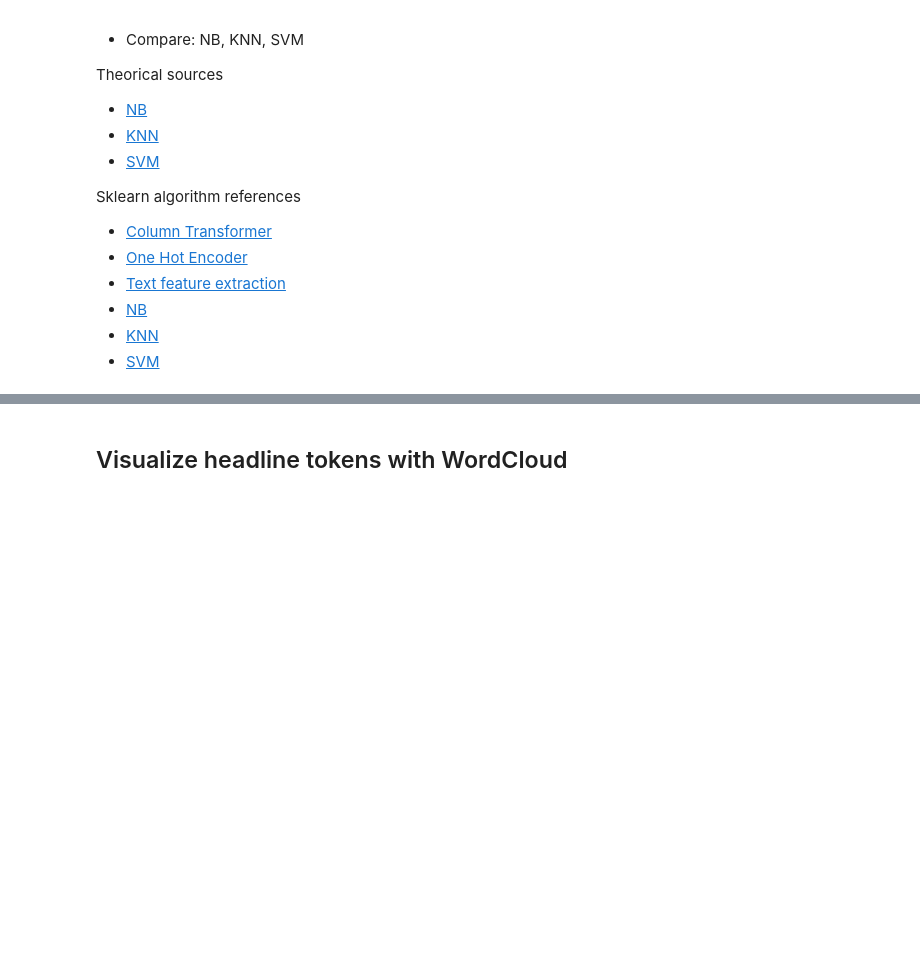
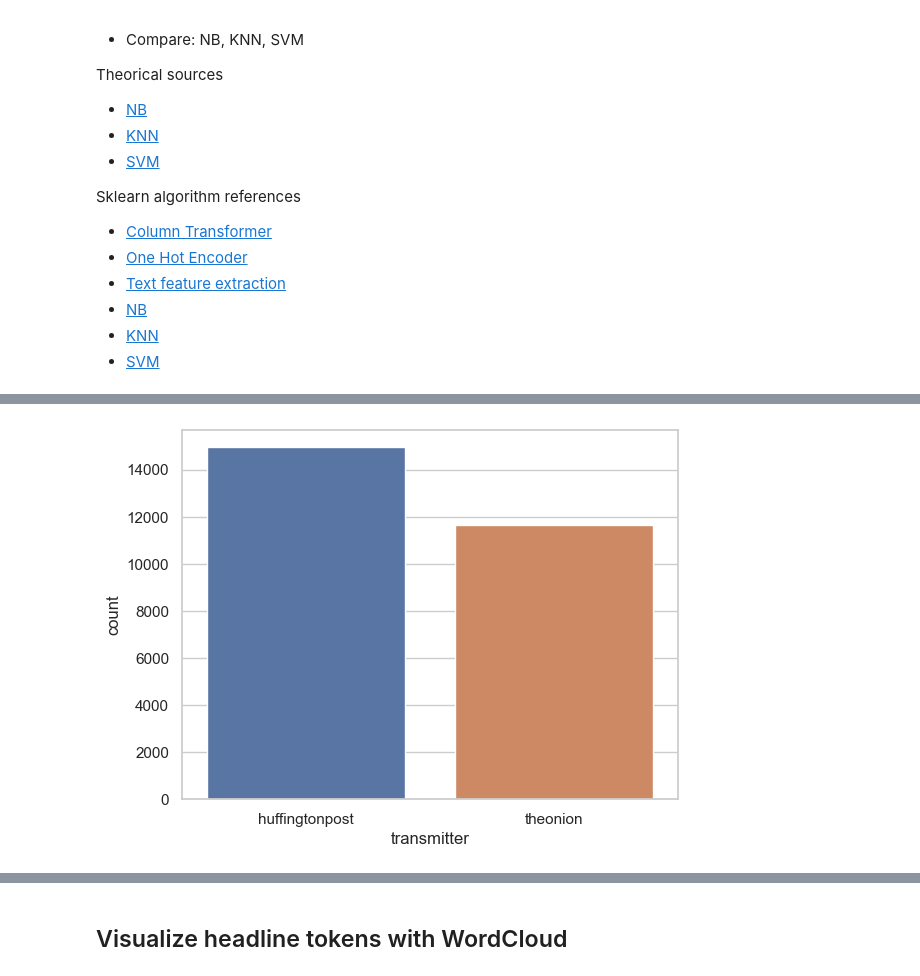
Before and after one commit to wilberquito/Sarcasm-Detector, a Jupyter notebook: detection.ipynb, the cells around one changed output, grey strips where cells are left out. Saved outputs shown, nothing was run; the diff lists cells and outputs as text; code cells hidden in the pictures; blank space fills up the shorter version.

```diff
--- a/detection.ipynb
+++ b/detection.ipynb
@@ -49,0 +109,3 @@ from nltk.corpus import wordnet
+# %%
+get_transmitter = lambda source : source.split('.')[1]
+df['transmitter'] = df['article_link'].apply(get_transmitter)
@@ -49,0 +121,6 @@ from nltk.corpus import wordnet
+# %%
+# here I notice that the dependent variable is unbalanced. Not that much yet unbalanced
+sns.set_theme(style='whitegrid')
+ax = sns.countplot(x='transmitter', data=df)
+# %% [output]
+[figure, added]
```
Also changed, not shown: parts of 25 cells of this notebook, 1 other file.
